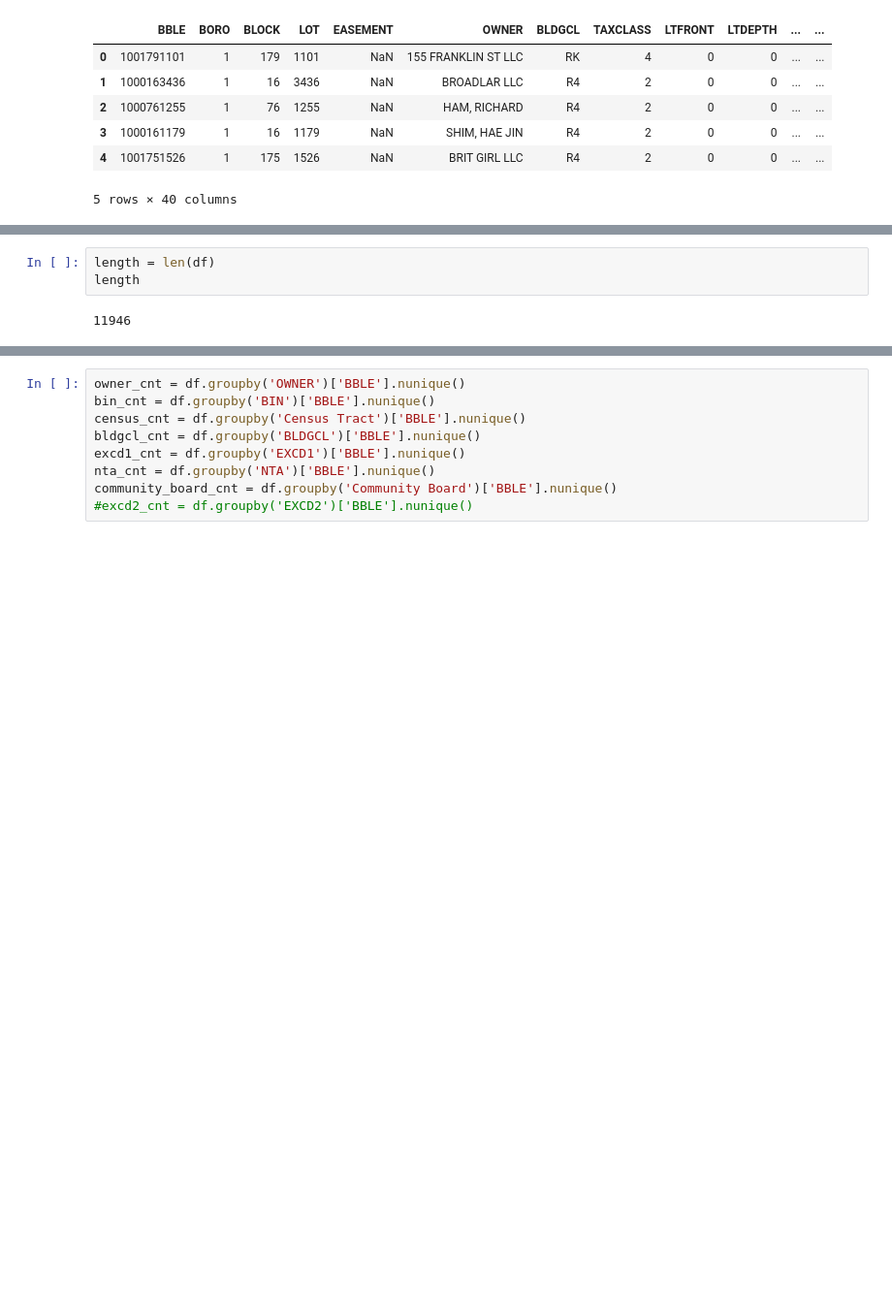
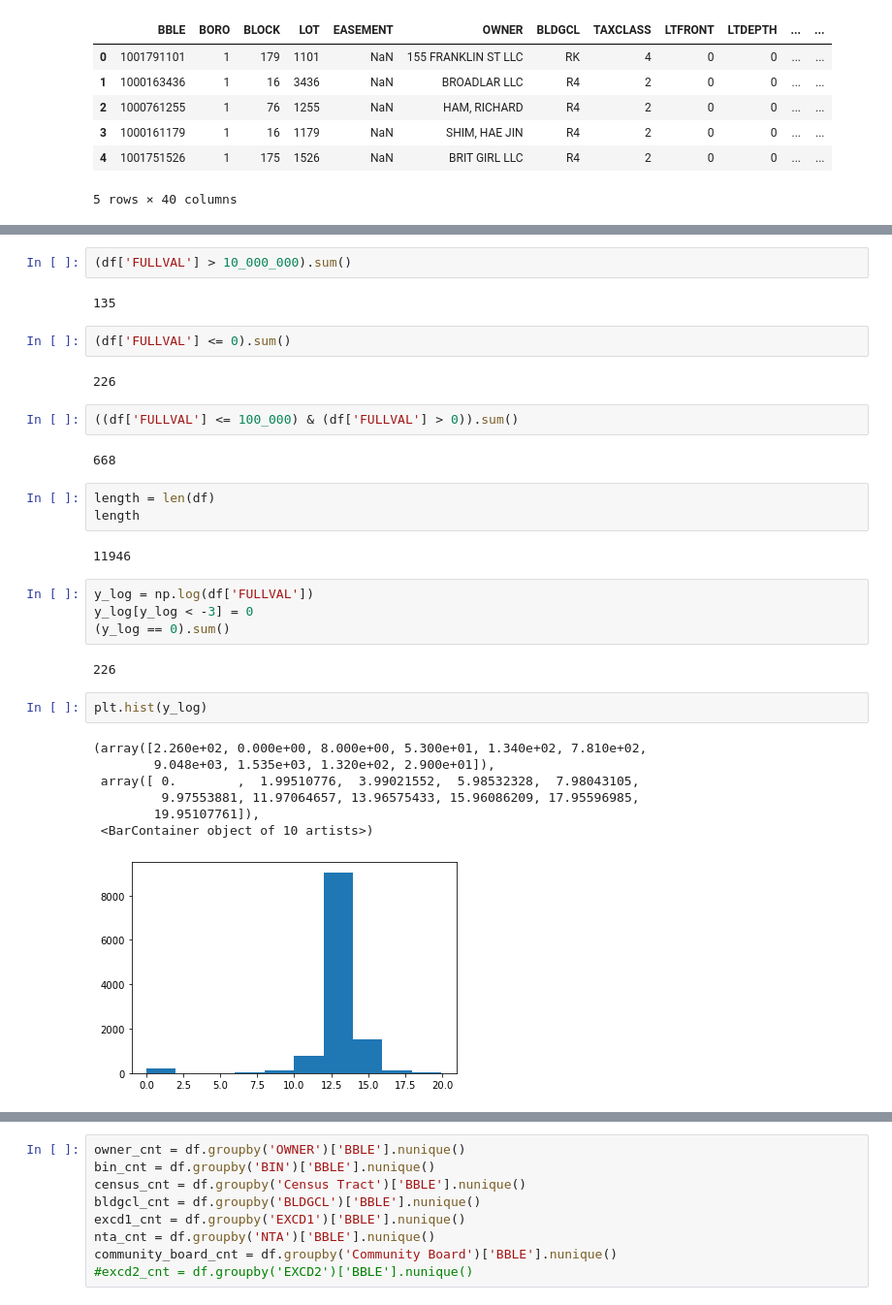
Before and after one commit to Dynovski/BESTHL-AI, a Jupyter notebook: Cleaning.ipynb, the cells around one changed output, grey strips where cells are left out. Shown: that part at 97% size. Saved outputs shown, nothing was run; the diff lists cells and outputs as text; blank space fills up the shorter version.

```diff
--- a/Cleaning.ipynb
+++ b/Cleaning.ipynb
@@ -18,5 +35,33 @@ b'Skipping line 5856: expected 40 fields, saw 70\nSkipping line 7939: expected 4
+# %%
+(df['FULLVAL'] > 10_000_000).sum()
+# %% [output]
+135
+# %%
+(df['FULLVAL'] <= 0).sum()
+# %% [output]
+226
+# %%
+((df['FULLVAL'] <= 100_000) & (df['FULLVAL'] > 0)).sum()
+# %% [output]
+668
 # %%
 length = len(df)
 length
 # %% [output]
 11946
+# %%
+y_log = np.log(df['FULLVAL'])
+y_log[y_log < -3] = 0
+(y_log == 0).sum()
+# %% [output]
+226
+# %%
+plt.hist(y_log)
+# %% [output]
+(array([2.260e+02, 0.000e+00, 8.000e+00, 5.300e+01, 1.340e+02, 7.810e+02,
+        9.048e+03, 1.535e+03, 1.320e+02, 2.900e+01]),
+ array([ 0.        ,  1.99510776,  3.99021552,  5.98532328,  7.98043105,
+         9.97553881, 11.97064657, 13.96575433, 15.96086209, 17.95596985,
+        19.95107761]),
+ <BarContainer object of 10 artists>)
+[figure, added]
```
Also changed, not shown: parts of 38 cells of this notebook, 4 other files.
